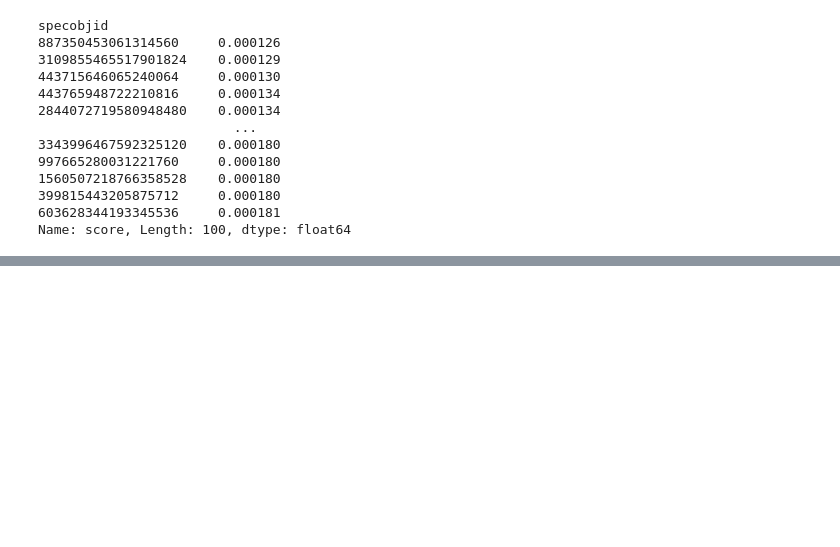
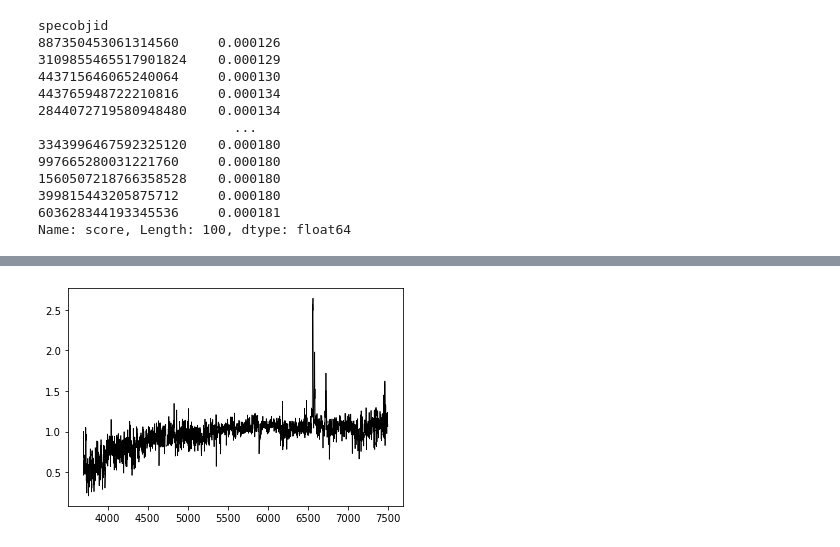
Before and after one commit to ed-ortizm/sdss, a Jupyter notebook: explore/spectra.ipynb, the cells around one changed output, grey strips where cells are left out. Saved outputs shown, nothing was run; the diff lists cells and outputs as text; code cells hidden in the pictures; blank space fills up the shorter version.

```diff
--- a/explore/spectra.ipynb
+++ b/explore/spectra.ipynb
@@ -61,0 +62,8 @@ for objid in top_normal_df.index.to_numpy():
+# %%
+for idx in np.random.randint(0, spectra.shape[0], size=1000):
+
+    plt.clf()
+    plt.plot(wave, spectra[idx], color="black", linewidth=0.75)
+    plt.savefig(f"/home/edgar/Downloads/mederic/{idx:04d}.pdf")
+# %% [output]
+[figure, added]
```
Also changed, not shown: parts of 5 cells of this notebook, 1 other file.
